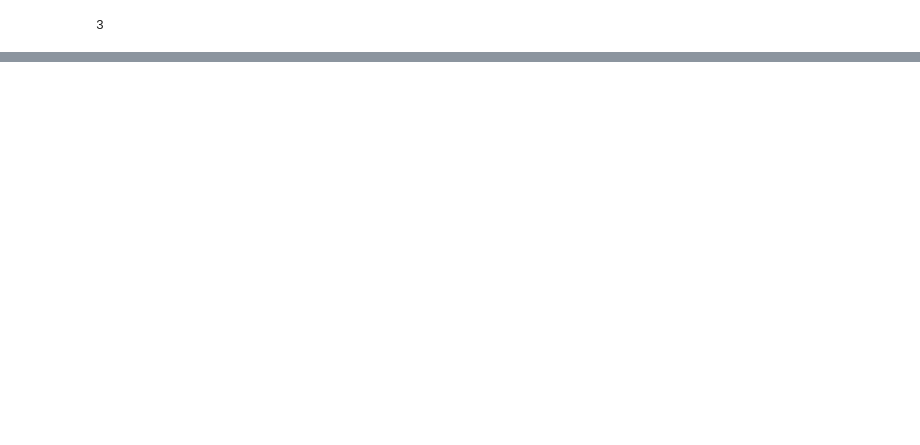
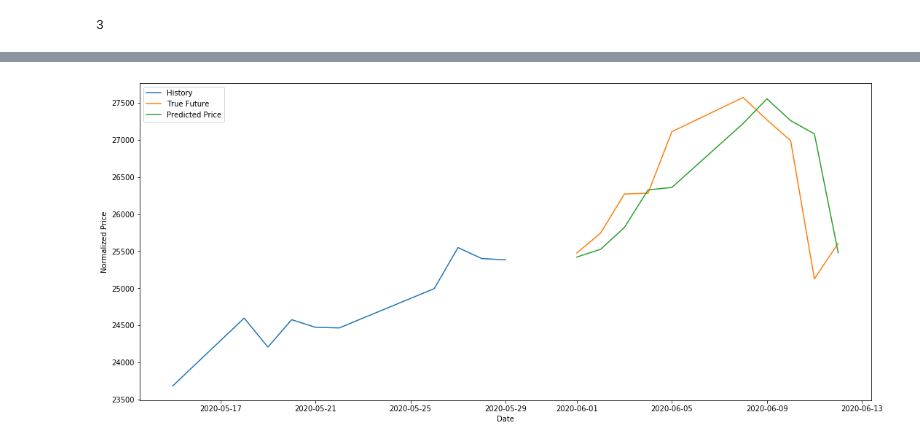
Before and after one commit to tt0507/Mini-Project, a Jupyter notebook: stock_analysis/time_series_analysis.ipynb, the cells around one changed output, grey strips where cells are left out. Cells and saved outputs as stored; diff of their text form; code cells hidden in the pictures; blank space fills up the shorter version.

```diff
--- a/stock_analysis/time_series_analysis.ipynb
+++ b/stock_analysis/time_series_analysis.ipynb
@@ -86,0 +120,4 @@ assert dji_train.shape == (TRAIN_SPLIT - START_INDEX, 20, 6)
+# %%
+dji_valid_data, dji_valid_label = validation_data(dji_standarized, 4, TRAIN_SPLIT)
+sp500_valid_data, sp500_valid_label = validation_data(sp500_standarized, 4, TRAIN_SPLIT)
+nasdaq_valid_data, nasdaq_valid_label = validation_data(nasdaq_standarized, 4, TRAIN_SPLIT)
@@ -86,0 +170,30 @@ assert dji_train.shape == (TRAIN_SPLIT - START_INDEX, 20, 6)
+# %%
+def unstandarize(predict, target_data):
+    """
+    """
+    mean = target_data.mean()
+    std = target_data.std()
+    unstandarized_arr = predict*std + mean
+    return unstandarized_arr
+# %%
+dji_unstan_predict = unstandarize(dji_predict, dji['Adj Close'].values)
+# %%
+def plot_valid_predict(data, train_split, predict, span):
+    """
+    """
+    train_split = len(data) - train_split
+    adj_close = [x for x in data['Adj Close'].values]
+    train_date = data.index[:train_split]
+
+    plt.figure(figsize=(18, 8))
+    plt.plot(data.index[-20:-10], adj_close[-20:-10], label='History')
+    plt.plot(data.index[-train_split:], adj_close[-train_split:], label='True Future')
+    plt.plot(data.index[-train_split:], predict, label='Predicted Price')
+    plt.xlabel("Date")
+    plt.ylabel("Normalized Price")
+    plt.legend()
+    plt.show()
+# %%
+plot_valid_predict(dji, TRAIN_SPLIT, dji_unstan_predict, 20)
+# %% [output]
+[figure, added]
```
Also changed, not shown: parts of 24 cells of this notebook, 3 other files.
